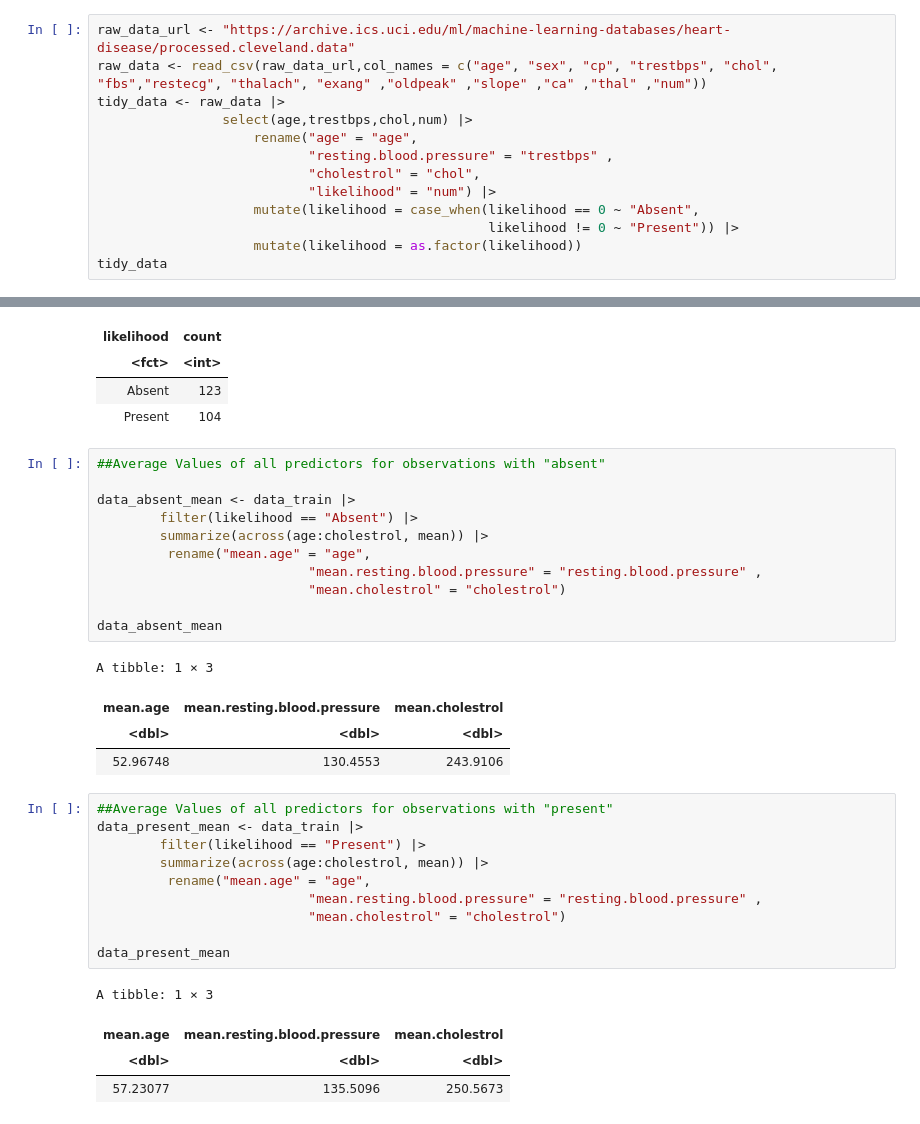
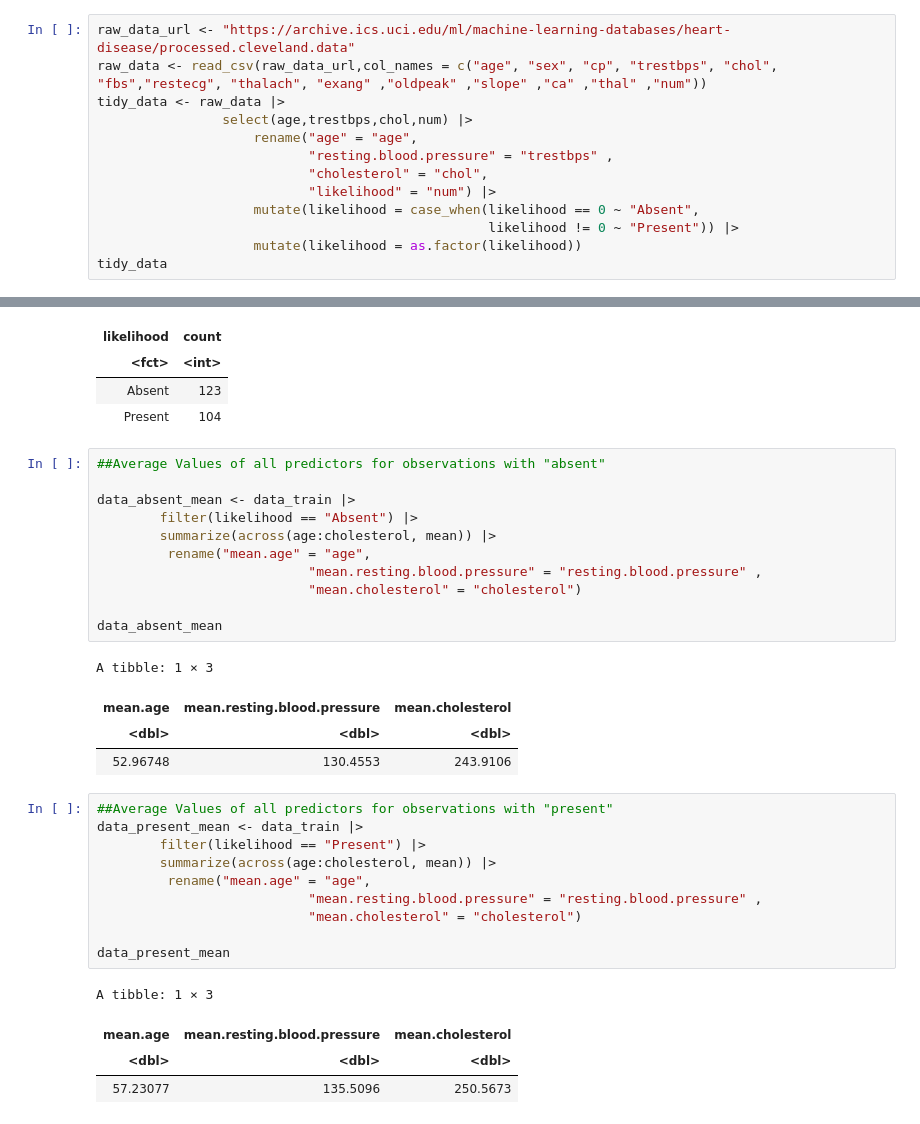
Before and after one commit to VivaanWadhwa/Heart_Disease_Prediction, a Jupyter notebook: Tidy_Data.ipynb, the cells around one changed output, grey strips where cells are left out. Drawn from its saved outputs; the diff is of its cells as text.

```diff
--- a/Tidy_Data.ipynb
+++ b/Tidy_Data.ipynb
@@ -12,7 +31,7 @@ tidy_data <- raw_data |>
                 select(age,trestbps,chol,num) |>
                     rename("age" = "age",
                            "resting.blood.pressure" = "trestbps" ,
-                           "cholestrol" = "chol",
+                           "cholesterol" = "chol",
                            "likelihood" = "num") |>
                     mutate(likelihood = case_when(likelihood == 0 ~ "Absent",
                                                   likelihood != 0 ~ "Present")) |>
@@ -71,31 +90,31 @@ A tibble: 2 × 2
 # %%
 ##Average Values of all predictors for observations with "absent"
 
 data_absent_mean <- data_train |>
         filter(likelihood == "Absent") |>
-        summarize(across(age:cholestrol, mean)) |>
+        summarize(across(age:cholesterol, mean)) |>
          rename("mean.age" = "age",
                            "mean.resting.blood.pressure" = "resting.blood.pressure" ,
-                           "mean.cholestrol" = "cholestrol")
+                           "mean.cholesterol" = "cholesterol")
 
 data_absent_mean
 # %% [output]
 A tibble: 1 × 3
-| mean.age | mean.resting.blood.pressure | mean.cholestrol |
+| mean.age | mean.resting.blood.pressure | mean.cholesterol |
 | <dbl> | <dbl> | <dbl> |
 | 52.96748 | 130.4553 | 243.9106 |
 # %%
 ##Average Values of all predictors for observations with "present"
 data_present_mean <- data_train |>
         filter(likelihood == "Present") |>
-        summarize(across(age:cholestrol, mean)) |>
+        summarize(across(age:cholesterol, mean)) |>
          rename("mean.age" = "age",
                            "mean.resting.blood.pressure" = "resting.blood.pressure" ,
-                           "mean.cholestrol" = "cholestrol")
+                           "mean.cholesterol" = "cholesterol")
 
 data_present_mean
 # %% [output]
 A tibble: 1 × 3
-| mean.age | mean.resting.blood.pressure | mean.cholestrol |
+| mean.age | mean.resting.blood.pressure | mean.cholesterol |
 | <dbl> | <dbl> | <dbl> |
 | 57.23077 | 135.5096 | 250.5673 |
```
Also changed, not shown: parts of 10 cells of this notebook.
